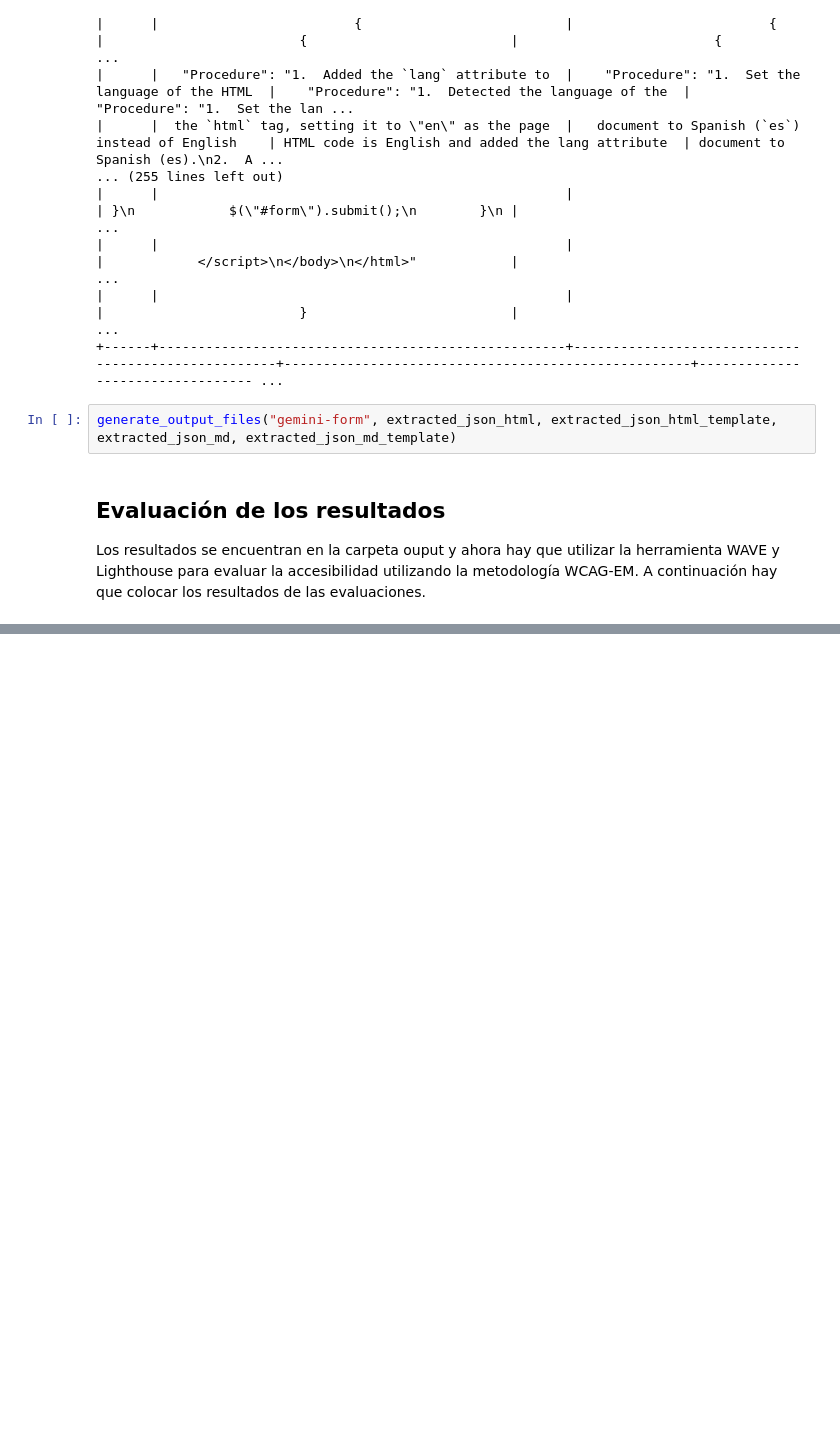
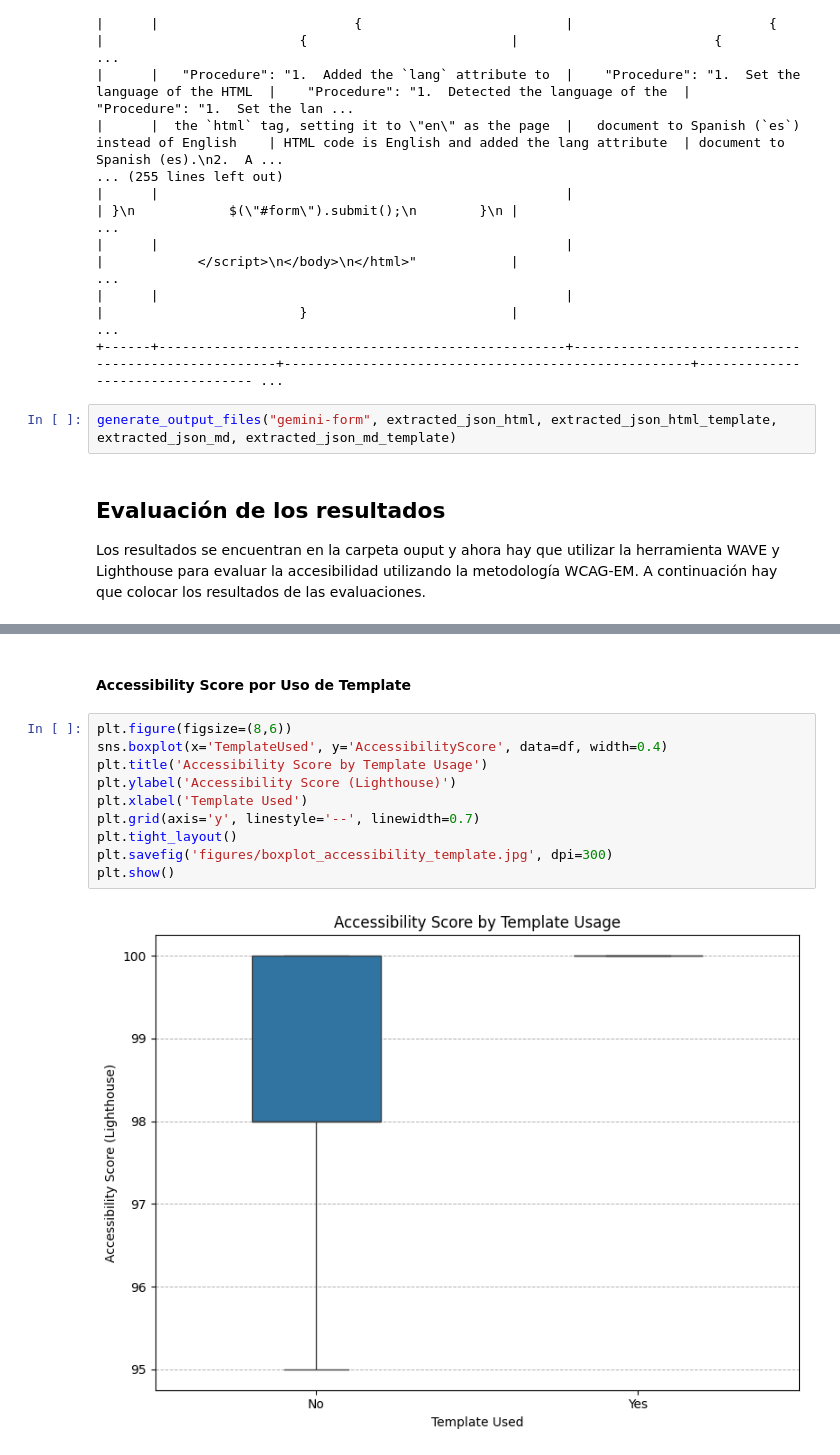
Before and after one commit to gverafei/webaccessibility-llm-prompting, a Jupyter notebook: scraping.ipynb, the cells around one changed output, grey strips where cells are left out. Cells and saved outputs as stored; diff of their text form; blank space fills up the shorter version.

```diff
--- a/scraping.ipynb
+++ b/scraping.ipynb
@@ -955,0 +994,14 @@ A continuación se analizan los resultados de la intervención de la IA para la
+# %% [markdown]
+#### Accessibility Score por Uso de Template
+# %%
+plt.figure(figsize=(8,6))
+sns.boxplot(x='TemplateUsed', y='AccessibilityScore', data=df, width=0.4)
+plt.title('Accessibility Score by Template Usage')
+plt.ylabel('Accessibility Score (Lighthouse)')
+plt.xlabel('Template Used')
+plt.grid(axis='y', linestyle='--', linewidth=0.7)
+plt.tight_layout()
+plt.savefig('figures/boxplot_accessibility_template.jpg', dpi=300)
+plt.show()
+# %% [output]
+[figure, added]
```
Also changed, not shown: parts of 42 cells of this notebook, 11 other files.
